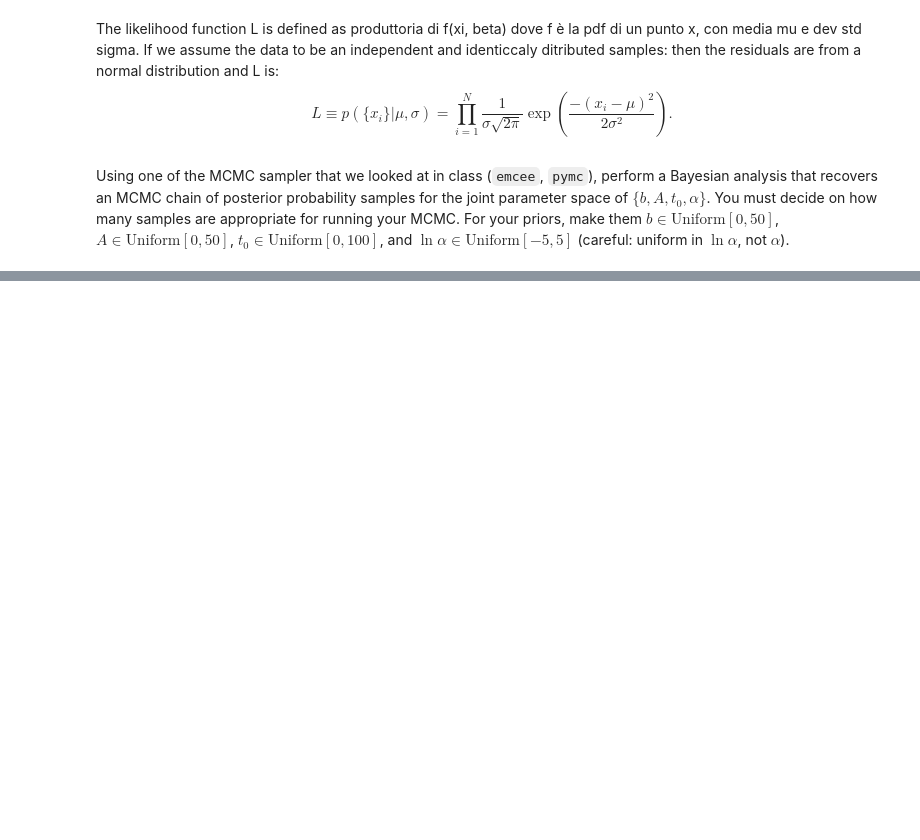
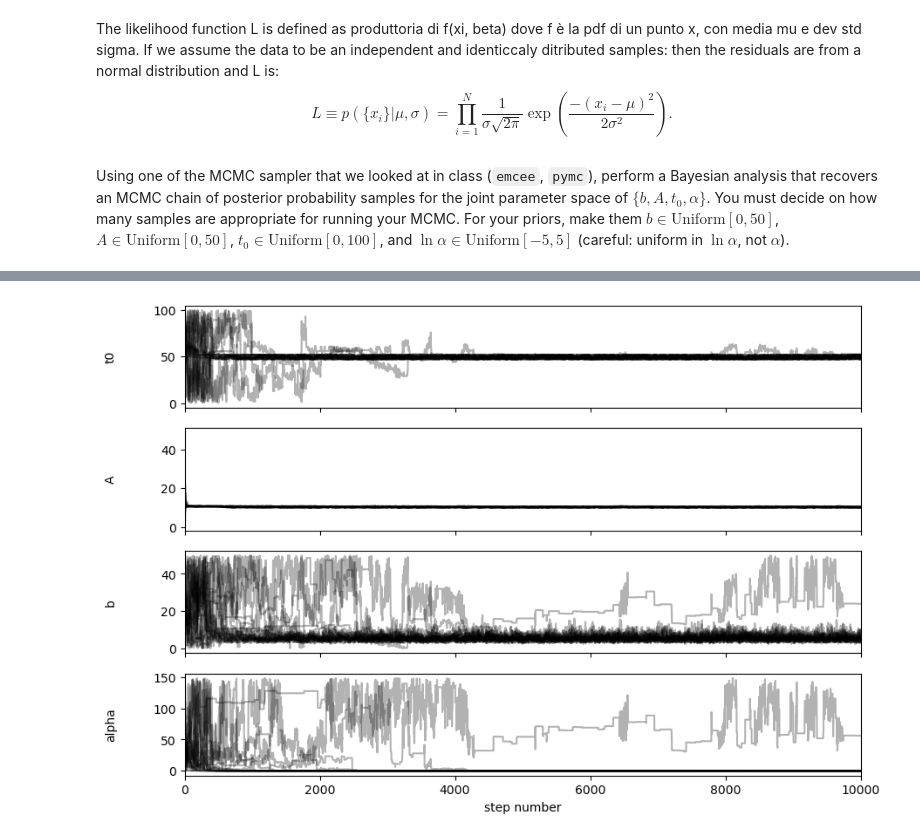
Before and after one commit to lisam10/astrostatistics_bicocca_2024, a Jupyter notebook: working/W11.ipynb, the cells around one changed output, grey strips where cells are left out. Cells and saved outputs as stored; diff of their text form; code cells hidden in the pictures; blank space fills up the shorter version.

```diff
--- a/working/W11.ipynb
+++ b/working/W11.ipynb
@@ -61,0 +86,14 @@ n_parameters = 4 #number of parameters, which are b, A, t_0, alfa
+# %%
+n_parameters = 4 #number of parameters, which are b, A, t_0, alfa
+nwalkers = 20  # number of MCMC walkers
+nsteps = int(1e4)  # number of MCMC steps to take **for each walker**
+starting_guesses = np.empty([nwalkers, n_parameters])
+
+for i in range(nwalkers): #->doesn't converge, we have to change it
+    starting_guesses[i][0] = np.random.uniform(0, 100)
+    starting_guesses[i][1] = np.random.uniform(0, 50)
+    starting_guesses[i][2] = np.random.uniform(0, 50)
+    starting_guesses[i][3] = np.exp(np.random.uniform(-5, 5))
+# %%
+sampler = emcee.EnsembleSampler(nwalkers, n_parameters, log_posterior, args=[data])
+sampler.run_mcmc(starting_guesses, nsteps)
@@ -61,0 +118,14 @@ n_parameters = 4 #number of parameters, which are b, A, t_0, alfa
+# %%
+fig, axes = plt.subplots(4, figsize=(10, 7), sharex=True)
+samples = sampler.get_chain()
+labels = ["t0","A","b","alpha"]
+for i in range(n_parameters):
+    ax = axes[i]
+    ax.plot(samples[:, :, i], "k", alpha=0.3)
+    ax.set_xlim(0, len(samples))
+    ax.set_ylabel(labels[i])
+    ax.yaxis.set_label_coords(-0.1, 0.5)
+
+axes[-1].set_xlabel("step number");
+# %% [output]
+[figure, added]
```
Also changed, not shown: parts of 9 cells of this notebook, 1 other file.
